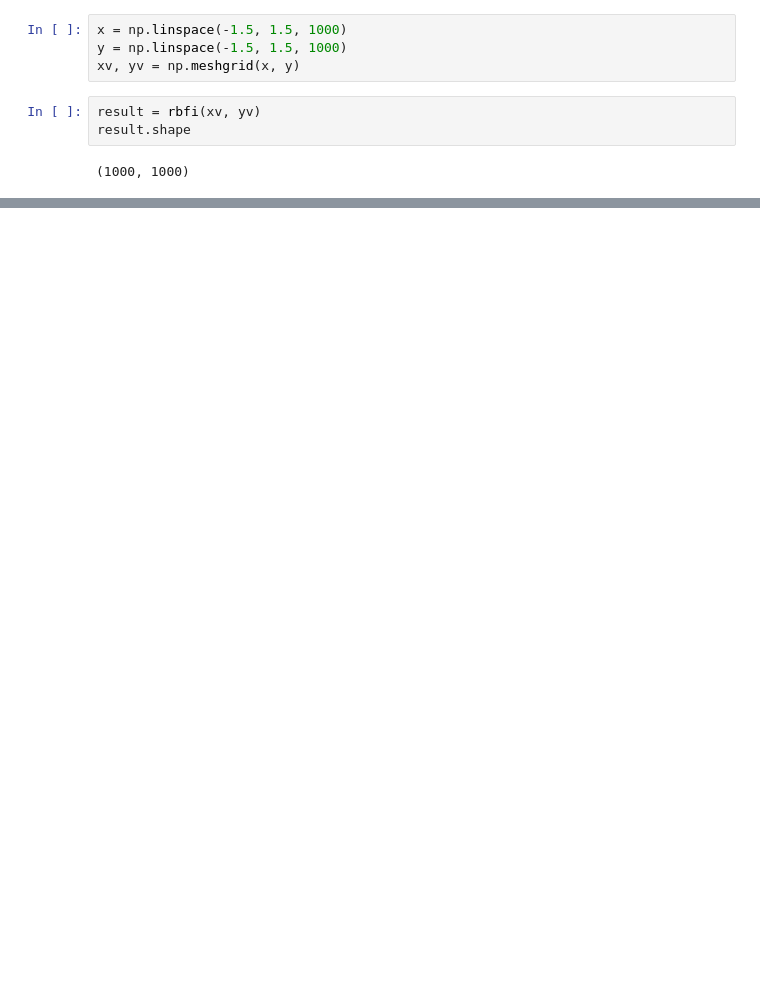
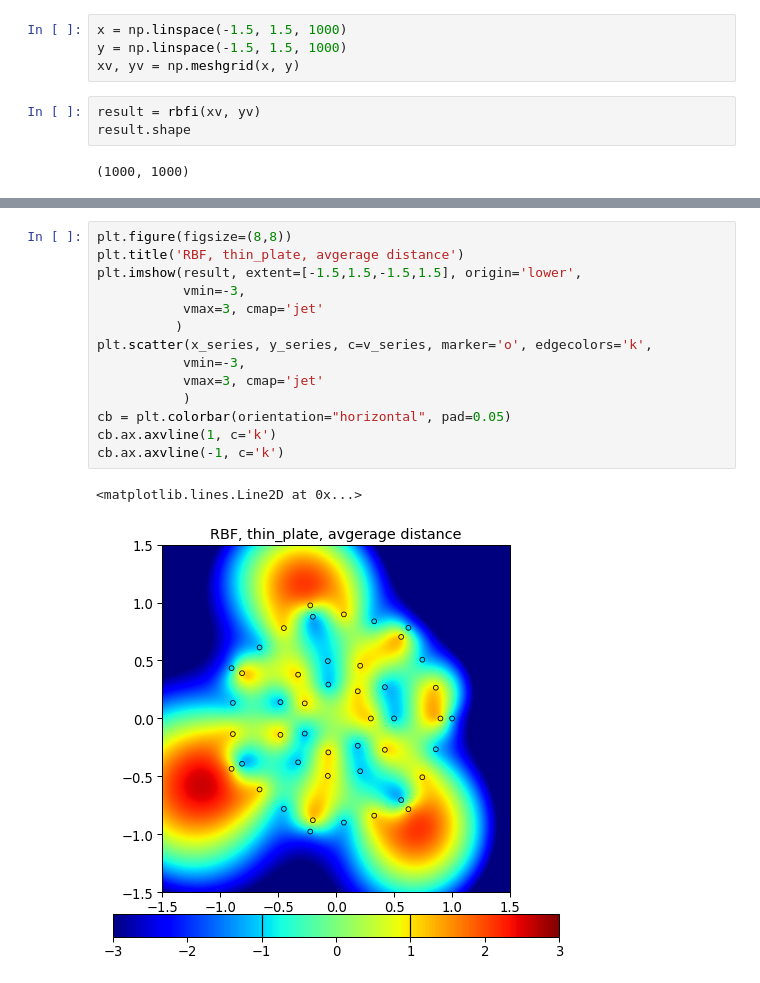
Before and after one commit to KonstantinUshenin/neural-extrapolation-showroom, a Jupyter notebook: example_generator.ipynb, the cells around one changed output, grey strips where cells are left out. Drawn from its saved outputs; the diff is of its cells as text; blank space fills up the shorter version.

```diff
--- a/example_generator.ipynb
+++ b/example_generator.ipynb
@@ -94,0 +100,17 @@ cb.ax.axvline(-1, c='k')
+# %%
+plt.figure(figsize=(8,8))
+plt.title('RBF, thin_plate, avgerage distance')
+plt.imshow(result, extent=[-1.5,1.5,-1.5,1.5], origin='lower',
+           vmin=-3,
+           vmax=3, cmap='jet'
+          )
+plt.scatter(x_series, y_series, c=v_series, marker='o', edgecolors='k',
+           vmin=-3,
+           vmax=3, cmap='jet'
+           )
+cb = plt.colorbar(orientation="horizontal", pad=0.05)
+cb.ax.axvline(1, c='k')
+cb.ax.axvline(-1, c='k')
+# %% [output]
+<matplotlib.lines.Line2D at 0x...>
+[figure, added]
```
Also changed, not shown: parts of 14 cells of this notebook, 2 other files.
